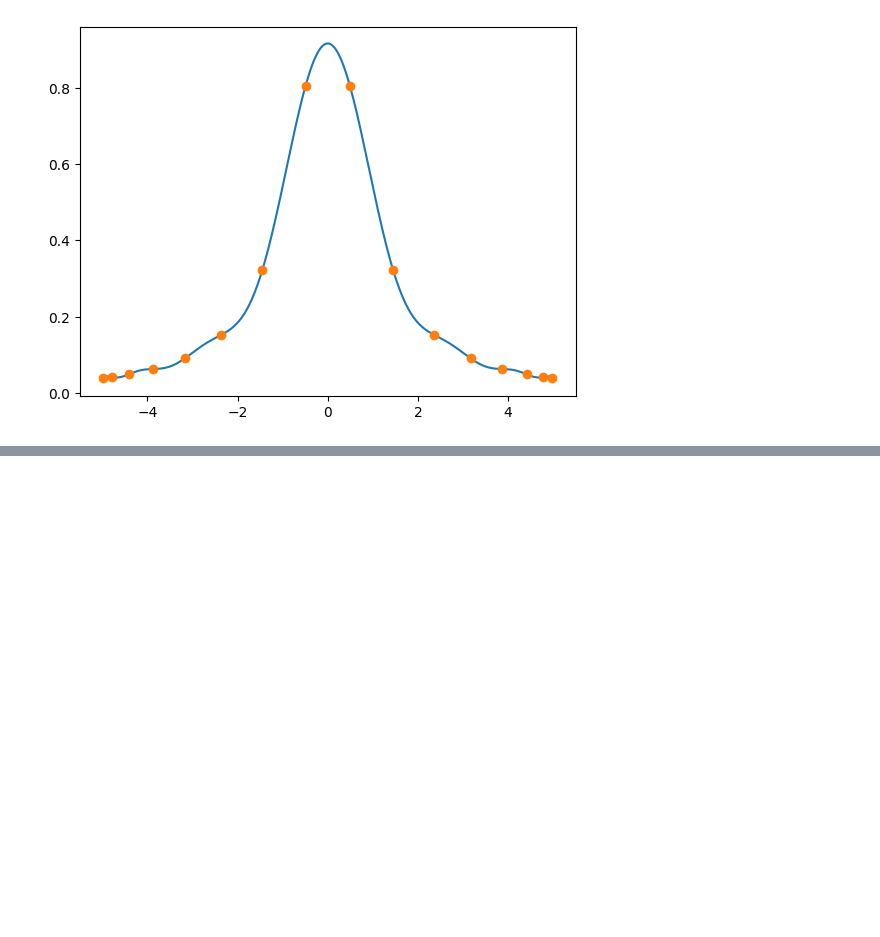
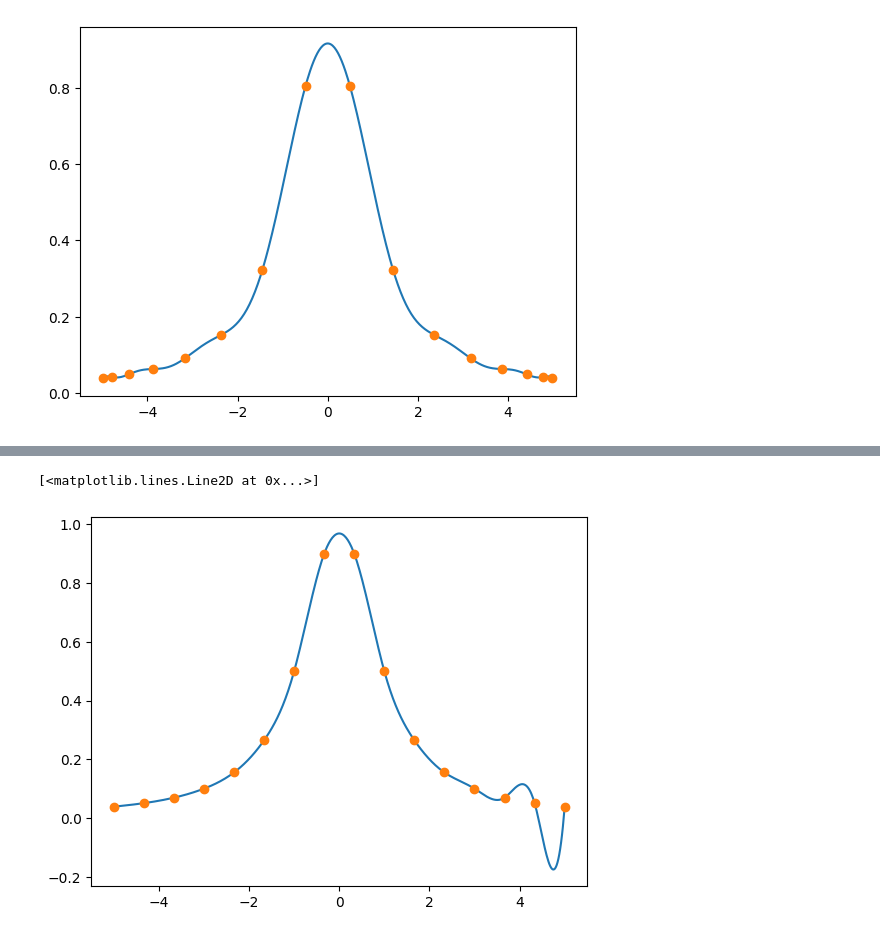
Before and after one commit to JairoSSantos/parallel-kink-scattering, a Jupyter notebook: notebooks/finite-difference.ipynb, the cells around one changed output, grey strips where cells are left out. Cells and saved outputs as stored; diff of their text form; code cells hidden in the pictures; blank space fills up the shorter version.

Commit message:
Tests with cubic spline

```diff
--- a/notebooks/finite-difference.ipynb
+++ b/notebooks/finite-difference.ipynb
@@ -29,0 +57,8 @@ plt.plot(x, y, 'o')
+# %%
+cs = CubicSpline(x, y, bc_type=[(2, 0), (2, 10)])
+X = np.linspace(-5, 5, 500)
+plt.plot(X, cs(X))
+plt.plot(x, y, 'o')
+# %% [output]
+[<matplotlib.lines.Line2D at 0x...>]
+[figure, added]
```
Also changed, not shown: parts of 3 cells of this notebook, 2 other files.
